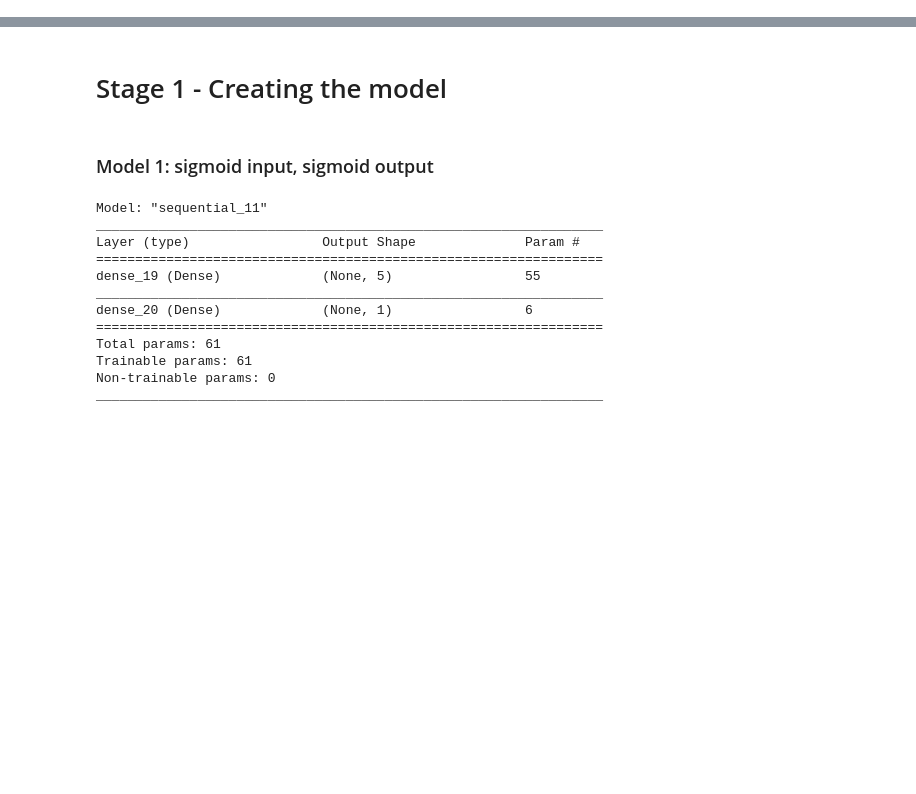
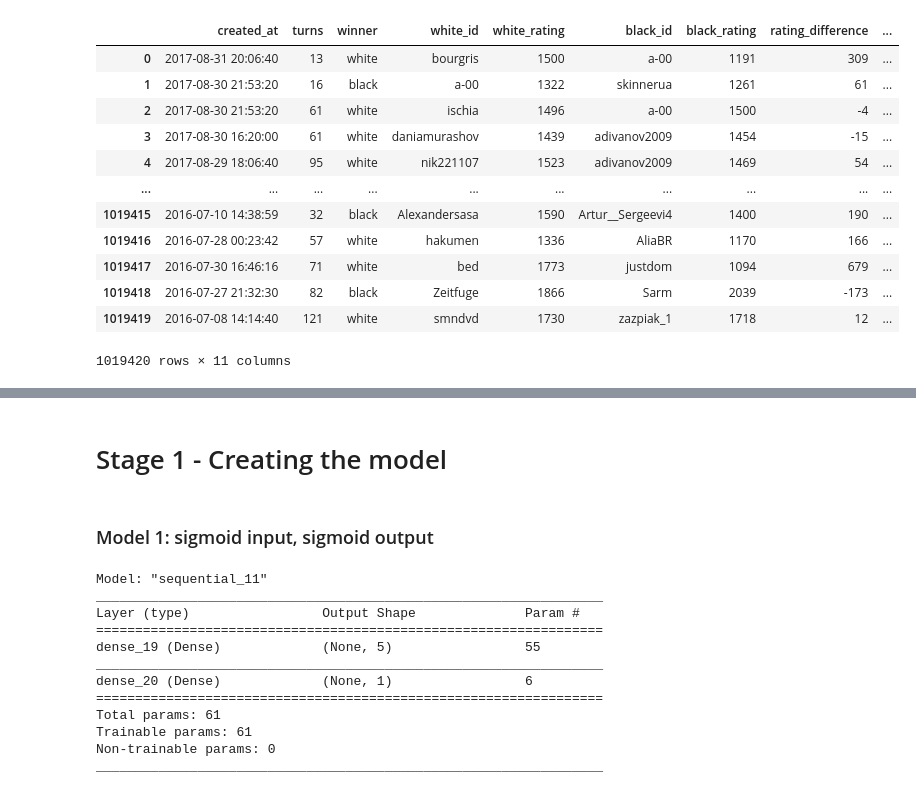
Before and after one commit to Nveatch/Chess_Games_Group_Analysis, a Jupyter notebook: ML/Chess_ML_Model.ipynb, the cells around one changed output, grey strips where cells are left out. Cells and saved outputs as stored; diff of their text form; code cells hidden in the pictures; blank space fills up the shorter version.

```diff
--- a/ML/Chess_ML_Model.ipynb
+++ b/ML/Chess_ML_Model.ipynb
@@ -29,3 +13,22 @@ chess_df.drop(['id'],axis=1, inplace=True)
+# %%
+# Pull tables from SQL into a dataframe
+chess_df= pd.read_sql_table ("chess_data",conn)
+chess_df.drop(['id','index'],axis=1, inplace=True)
+chess_df
+# %% [output]
+|  | created_at | turns | winner | white_id | white_rating | black_id | black_rating | rating_difference | ... |
+| 0 | 2017-08-31 20:06:40 | 13 | white | bourgris | 1500 | a-00 | 1191 | 309 | ... |
+| 1 | 2017-08-30 21:53:20 | 16 | black | a-00 | 1322 | skinnerua | 1261 | 61 | ... |
+| 2 | 2017-08-30 21:53:20 | 61 | white | ischia | 1496 | a-00 | 1500 | -4 | ... |
+| 3 | 2017-08-30 16:20:00 | 61 | white | daniamurashov | 1439 | adivanov2009 | 1454 | -15 | ... |
+| 4 | 2017-08-29 18:06:40 | 95 | white | nik221107 | 1523 | adivanov2009 | 1469 | 54 | ... |
+| ... | ... | ... | ... | ... | ... | ... | ... | ... | ... |
+| 1019415 | 2016-07-10 14:38:59 | 32 | black | Alexandersasa | 1590 | Artur__Sergeevi4 | 1400 | 190 | ... |
+| 1019416 | 2016-07-28 00:23:42 | 57 | white | hakumen | 1336 | AliaBR | 1170 | 166 | ... |
+| 1019417 | 2016-07-30 16:46:16 | 71 | white | bed | 1773 | justdom | 1094 | 679 | ... |
+| 1019418 | 2016-07-27 21:32:30 | 82 | black | Zeitfuge | 1866 | Sarm | 2039 | -173 | ... |
+| 1019419 | 2016-07-08 14:14:40 | 121 | white | smndvd | 1730 | zazpiak_1 | 1718 | 12 | ... |
+1019420 rows × 11 columns
 # %%
 # Split moves column into moves df
 moves_df = chess_df['moves'].str.split(' ', n=10, expand=True)
```
Also changed, not shown: parts of 7 cells of this notebook.
